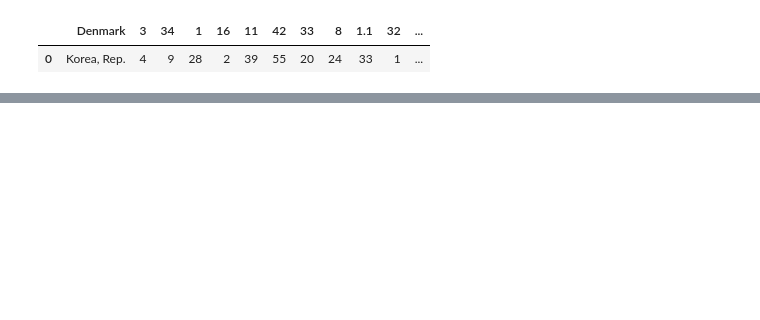
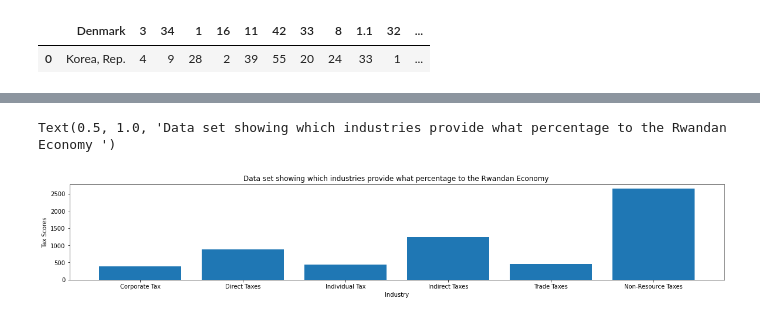
Before and after one commit to EdwardObala1/ML_Simple_Datacleaning, a Jupyter notebook: Group_Work_2_RRA/Group_Work_Assignment2.ipynb, the cells around one changed output, grey strips where cells are left out. Drawn from its saved outputs; the diff is of its cells as text; code cells hidden in the pictures; blank space fills up the shorter version.

Commit message:
Graphs

```diff
--- a/Group_Work_2_RRA/Group_Work_Assignment2.ipynb
+++ b/Group_Work_2_RRA/Group_Work_Assignment2.ipynb
@@ -245,0 +262,5 @@ result.head(1)
+# %%
+tax_revenue=pd.read_csv("data-tax-revenue-for-sub-saharan-africa-1980-2010 - Base_All.csv")
+rwanda_data = tax_revenue["Country"].str.contains('Rwanda', regex=False)
+filtered_data = tax_revenue[rwanda_data]
+filtered_data
@@ -246,3 +285,27 @@ result.head(1)
+# %%
+Industry = ["Corporate Tax","Direct Taxes", "Individual Tax", "Indirect Taxes", "Trade Taxes", "Non-Resource Taxes" ]
+taxsums =[]
+def tolist(datas):
+    listy = []
+    for i in datas:
+        listy.append(i)
+    return listy
+def getsum(data):
+    sums = 0
+    for i in data:
+        sums+= float(i)
+    return sums
+for data_list_object in Industry:
+    listy = tolist(filtered_data[data_list_object])
+    sums = getsum(listy)
+    taxsums.append(sums)
+plt.bar(Industry, taxsums, align='center', alpha=1)
+plt.xlabel('Industry')
+plt.ylabel('Tax Scores')
+plt.title('Data set showing which industries provide what percentage to the Rwandan Economy ')
+# %% [output]
+Text(0.5, 1.0, 'Data set showing which industries provide what percentage to the Rwandan Economy ')
+[figure, added]
 # %%
 import seaborn as sns
 sns.pairplot(df1)
```
Also changed, not shown: parts of 5 cells of this notebook, 4 other files.
